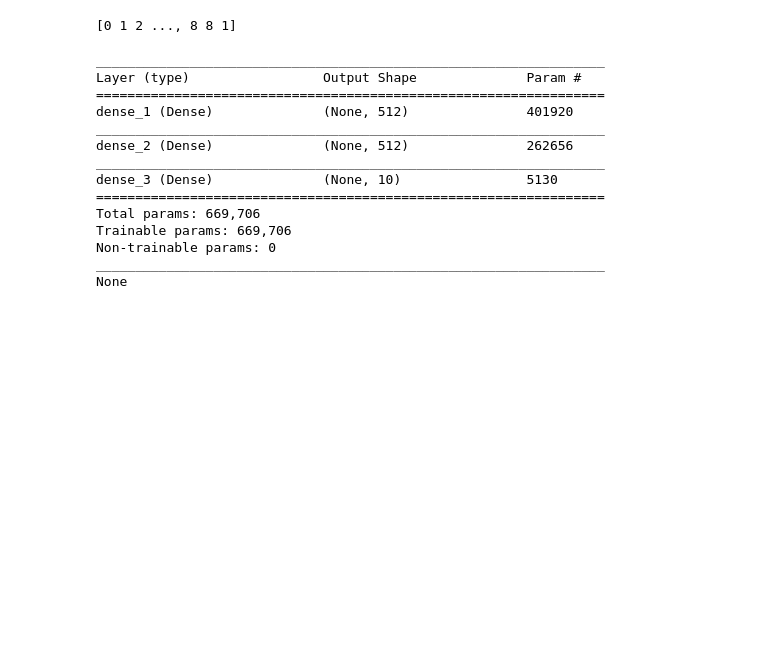
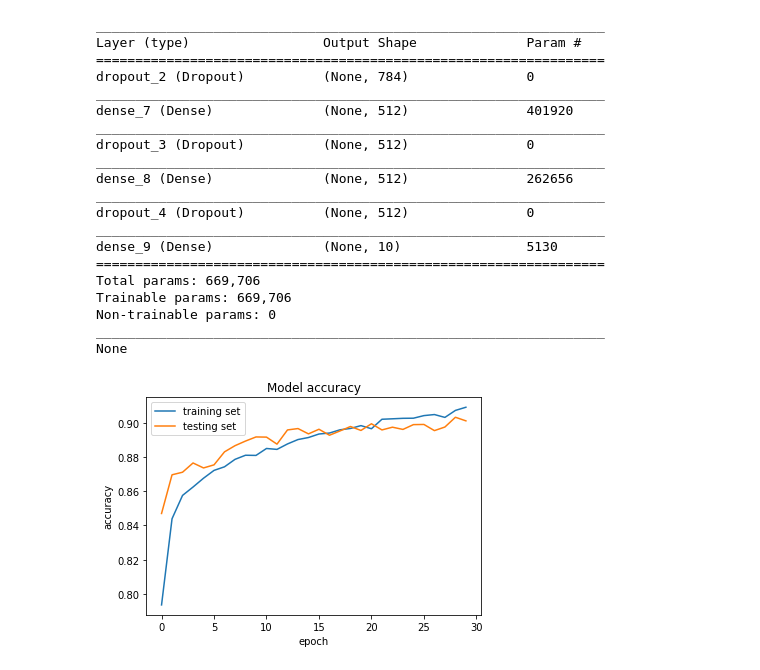
Before and after one commit to dahmd1/fashion-classification, a Jupyter notebook: fashion_classification.ipynb, the cells around one changed output. Drawn from its saved outputs; the diff is of its cells as text; code cells hidden in the pictures; blank space fills up the shorter version.

Commit message:
Changed the epoch and added Dropout layers to input and hidden layers

```diff
--- a/fashion_classification.ipynb
+++ b/fashion_classification.ipynb
@@ -32,8 +33,11 @@ X_train.shape[0]
 pixel_numbers = X_train.shape[1]
 number_of_classes = y_test.shape[1]
 model = Sequential()
-model.add(Dense(512, input_dim = pixel_numbers, activation='relu'))
+model.add(Dropout(0.2, input_shape=(pixel_numbers,)))
+model.add(Dense(512,activation='relu'))
+model.add(Dropout(0.2))
 model.add(Dense(512, activation='relu'))
+model.add(Dropout(0.2))
 model.add(Dense(number_of_classes, activation='softmax'))
 # %%
 # Compiling the model
@@ -41,7 +45,7 @@ model.compile(optimizer='adam',loss='categorical_crossentropy',metrics=['accurac
 # %%
 # Training the model
 batch_size = 150
-epochs = 15
+epochs = 30
 history = model.fit(X_train, y_train,
                     batch_size=batch_size,
                     epochs=epochs,
@@ -76,9 +80,6 @@ Test accuracy: 0.8928
 # %%
 # Make predictions about the classes
 predictions = model.predict_classes(X_test,batch_size=150)
-print(predictions)
-# %% [output]
-[0 1 2 ..., 8 8 1]
 # %%
 # Data Model visualization
 print(model.summary())
@@ -86,14 +87,33 @@ print(model.summary())
 _________________________________________________________________
 Layer (type)                 Output Shape              Param #
 =================================================================
-dense_1 (Dense)              (None, 512)               401920
+dropout_2 (Dropout)          (None, 784)               0
 _________________________________________________________________
-dense_2 (Dense)              (None, 512)               262656
+dense_7 (Dense)              (None, 512)               401920
 _________________________________________________________________
-dense_3 (Dense)              (None, 10)                5130
+dropout_3 (Dropout)          (None, 512)               0
+_________________________________________________________________
+dense_8 (Dense)              (None, 512)               262656
+_________________________________________________________________
+dropout_4 (Dropout)          (None, 512)               0
+_________________________________________________________________
+dense_9 (Dense)              (None, 10)                5130
 =================================================================
 Total params: 669,706
 Trainable params: 669,706
 Non-trainable params: 0
 _________________________________________________________________
 None
+# %%
+# Accuracy visualization
+training_accuracy = history.history['acc']
+testing_accuracy = history.history['val_acc']
+plt.plot(training_accuracy)
+plt.plot(testing_accuracy)
+plt.title('Model accuracy')
+plt.legend(['training set', 'testing set'], loc='upper left')
+plt.ylabel('accuracy')
+plt.xlabel('epoch')
+plt.show()
+# %% [output]
+[figure, added]
```
Also changed, not shown: parts of 6 cells of this notebook.
